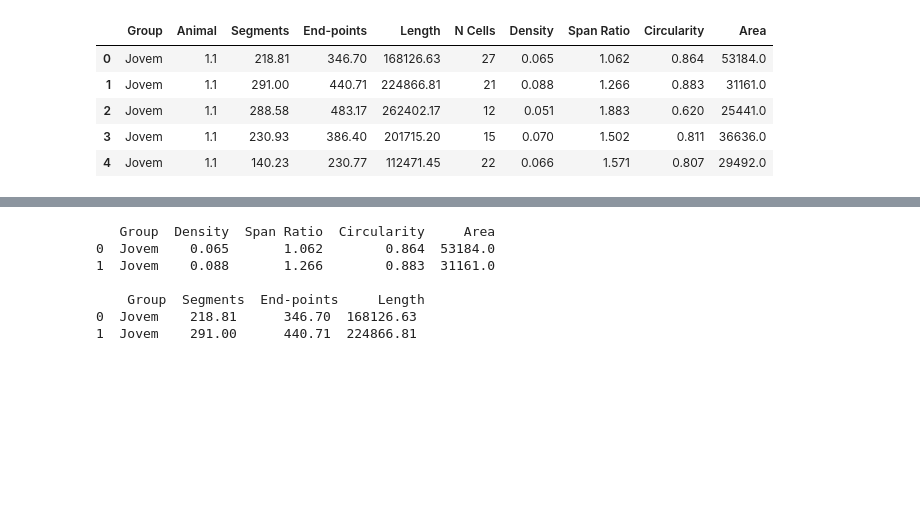
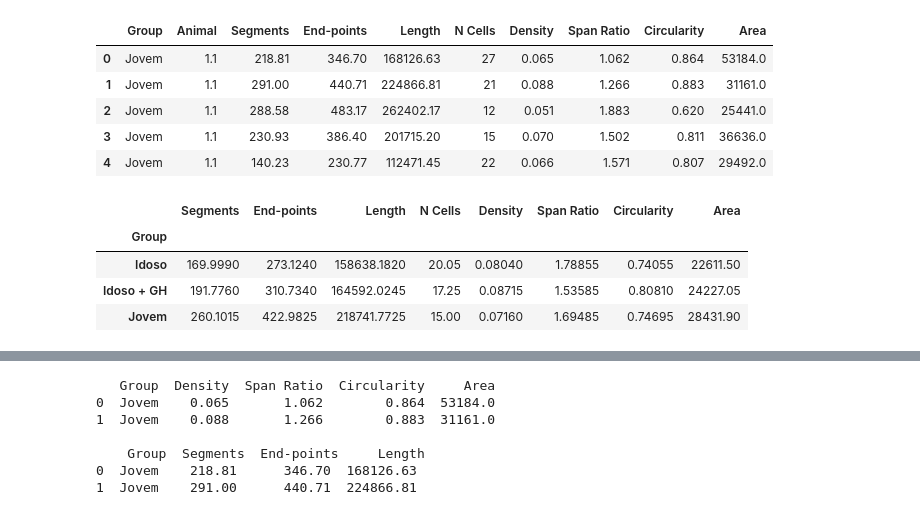
Before and after one commit to marinalemosc/prog_microglia, a Jupyter notebook: prog_microglia.ipynb, the cells around one changed output, grey strips where cells are left out. Cells and saved outputs as stored; diff of their text form; code cells hidden in the pictures; blank space fills up the shorter version.

Commit message:
mean and standard deviation in microglia_df

```diff
--- a/prog_microglia.ipynb
+++ b/prog_microglia.ipynb
@@ -19,3 +19,11 @@ microglia_df.head()
 | 2 | Jovem | 1.1 | 288.58 | 483.17 | 262402.17 | 12 | 0.051 | 1.883 | 0.620 | 25441.0 |
 | 3 | Jovem | 1.1 | 230.93 | 386.40 | 201715.20 | 15 | 0.070 | 1.502 | 0.811 | 36636.0 |
 | 4 | Jovem | 1.1 | 140.23 | 230.77 | 112471.45 | 22 | 0.066 | 1.571 | 0.807 | 29492.0 |
+# %%
+microglia_df.groupby('Group').mean()
+# %% [output]
+|  | Segments | End-points | Length | N Cells | Density | Span Ratio | Circularity | Area |
+| Group |  |  |  |  |  |  |  |  |
+| Idoso | 169.9990 | 273.1240 | 158638.1820 | 20.05 | 0.08040 | 1.78855 | 0.74055 | 22611.50 |
+| Idoso + GH | 191.7760 | 310.7340 | 164592.0245 | 17.25 | 0.08715 | 1.53585 | 0.80810 | 24227.05 |
+| Jovem | 260.1015 | 422.9825 | 218741.7725 | 15.00 | 0.07160 | 1.69485 | 0.74695 | 28431.90 |
```
Also changed, not shown: parts of 5 cells of this notebook, 1 other file.
